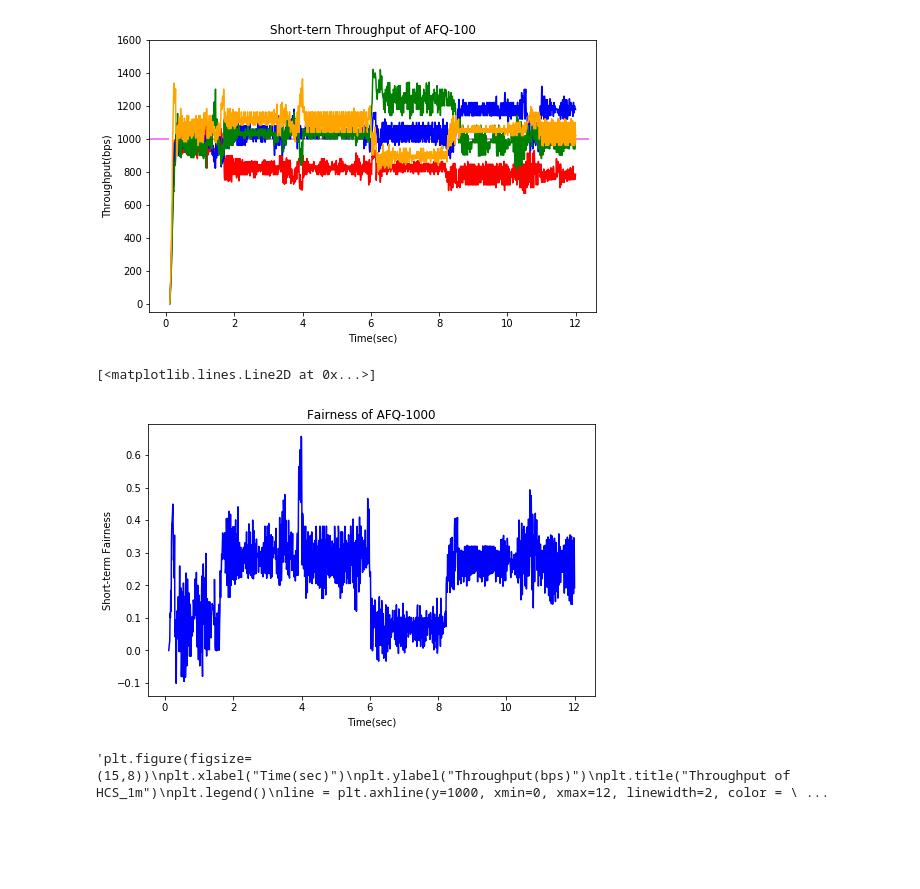
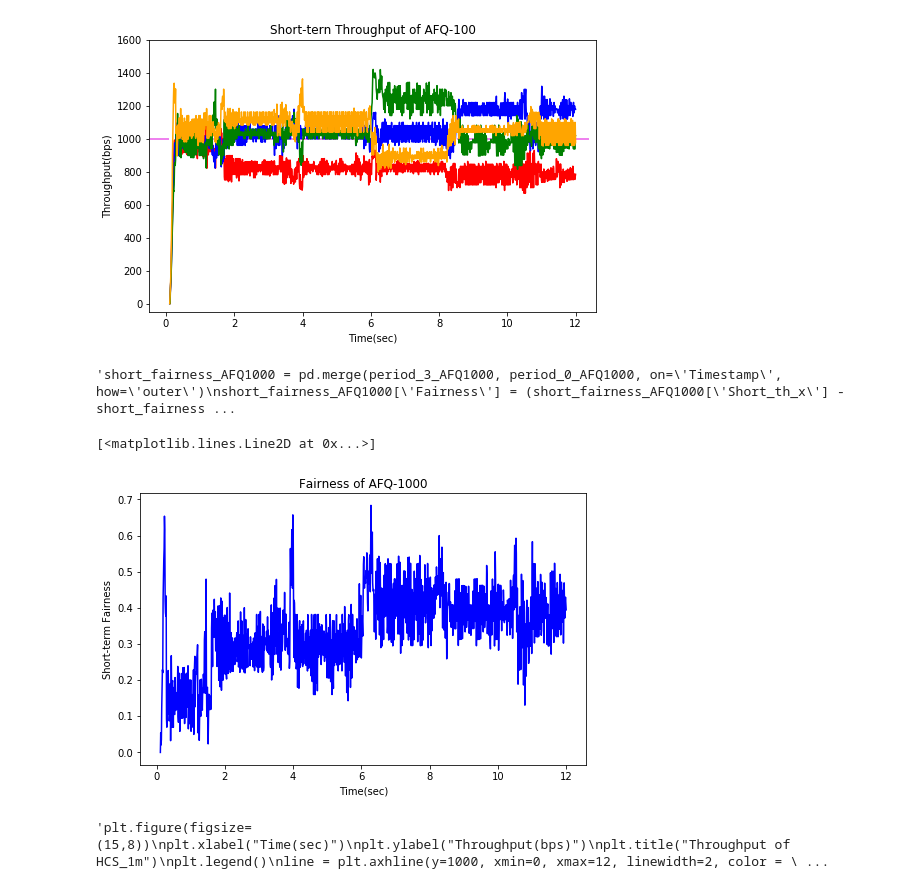
Before and after one commit to Peixuan670/Gearbox, a Jupyter notebook: ns2-script/sim_output/plotting_scripts/General_plotting_dir_fairness_period.ipynb, the cells around one changed output. Drawn from its saved outputs; the diff is of its cells as text; code cells hidden in the pictures; blank space fills up the shorter version.

```diff
--- a/ns2-script/sim_output/plotting_scripts/General_plotting_dir_fairness_period.ipynb
+++ b/ns2-script/sim_output/plotting_scripts/General_plotting_dir_fairness_period.ipynb
@@ -1158,7 +1242,7 @@ plt.plot(period_3_AFQ1000['Timestamp'], period_3_AFQ1000['Short_th'], color='ora
 [<matplotlib.lines.Line2D at 0x...>]
 [figure]
 # %%
-short_fairness_AFQ1000 = pd.merge(period_3_AFQ1000, period_0_AFQ1000, on='Timestamp', how='outer')
+'''short_fairness_AFQ1000 = pd.merge(period_3_AFQ1000, period_0_AFQ1000, on='Timestamp', how='outer')
 short_fairness_AFQ1000['Fairness'] = (short_fairness_AFQ1000['Short_th_x'] - short_fairness_AFQ1000['Short_th_y'])/1000
 
 
@@ -1171,10 +1255,37 @@ plt.legend()
 #line.set_dashes((10, 4))
 #plt.xlim(0, 1)
 #plt.ylim(-50, 1600)
-plt.plot(short_fairness_AFQ1000['Timestamp'], short_fairness_AFQ1000['Fairness'], color='blue', label='fairness_AFQ-100')
+plt.plot(short_fairness_AFQ1000['Timestamp'], short_fairness_AFQ1000['Fairness'], color='blue', label='fairness_AFQ-10')'''
 # %% [output]
-[<matplotlib.lines.Line2D at 0x...>]
+'short_fairness_AFQ1000 = pd.merge(period_3_AFQ1000, period_0_AFQ1000, on=\'Timestamp\', how=\'outer\')\nshort_fairness_AFQ1000[\'Fairness\'] = (short_fairness_AFQ1000[\'Short_th_x\'] - short_fairness ...
-[figure, removed]
+# %%
+# Find max difference
+
+expected_th = 1000
+
+merge_short_fairness_AFQ1000 = pd.DataFrame()
+
+merge_short_fairness_AFQ1000['Timestamp'] = period_0_AFQ1000['Timestamp']
+merge_short_fairness_AFQ1000['Short_th_flow0'] = period_0_AFQ1000['Short_th']
+merge_short_fairness_AFQ1000['Short_th_flow1'] = period_1_AFQ1000['Short_th']
+merge_short_fairness_AFQ1000['Short_th_flow2'] = period_2_AFQ1000['Short_th']
+merge_short_fairness_AFQ1000['Short_th_flow3'] = period_3_AFQ1000['Short_th']
+
+merge_short_fairness_AFQ1000['Max'] = merge_short_fairness_AFQ1000.apply(lambda x: max(x['Short_th_flow0'],x['Short_th_flow1'],x['Short_th_flow2'],x['Short_th_flow3']), axis=1)
+merge_short_fairness_AFQ1000['Min'] = merge_short_fairness_AFQ1000.apply(lambda x: min(x['Short_th_flow0'],x['Short_th_flow1'],x['Short_th_flow2'],x['Short_th_flow3']), axis=1)
+
+merge_short_fairness_AFQ1000['Short_fairness'] = merge_short_fairness_AFQ1000.apply(lambda x: (x['Max']-x['Min'])/expected_th, axis=1)
+merge_short_fairness_AFQ1000.head()
+
+plt.figure(figsize=(8,5))
+plt.xlabel("Time(sec)")
+plt.ylabel("Short-term Fairness")
+plt.title("Fairness of AFQ-1000")
+plt.legend()
+plt.plot(merge_short_fairness_AFQ1000['Timestamp'], merge_short_fairness_AFQ1000['Short_fairness'], color='blue', label='fairness_AFQ-100')
+# %% [output]
+[<matplotlib.lines.Line2D at 0x...>]
+[figure, added]
 # %%
 th_short_0_AFQ1000 = pd.read_table('../%s/AFQ1000/throughput_short_0.txt'%(Directory), header=None)
 th_short_0_AFQ1000.columns = ['Timestamp', 'Throughput', 'Time Window']
```
Also changed, not shown: parts of 6 cells of this notebook.
